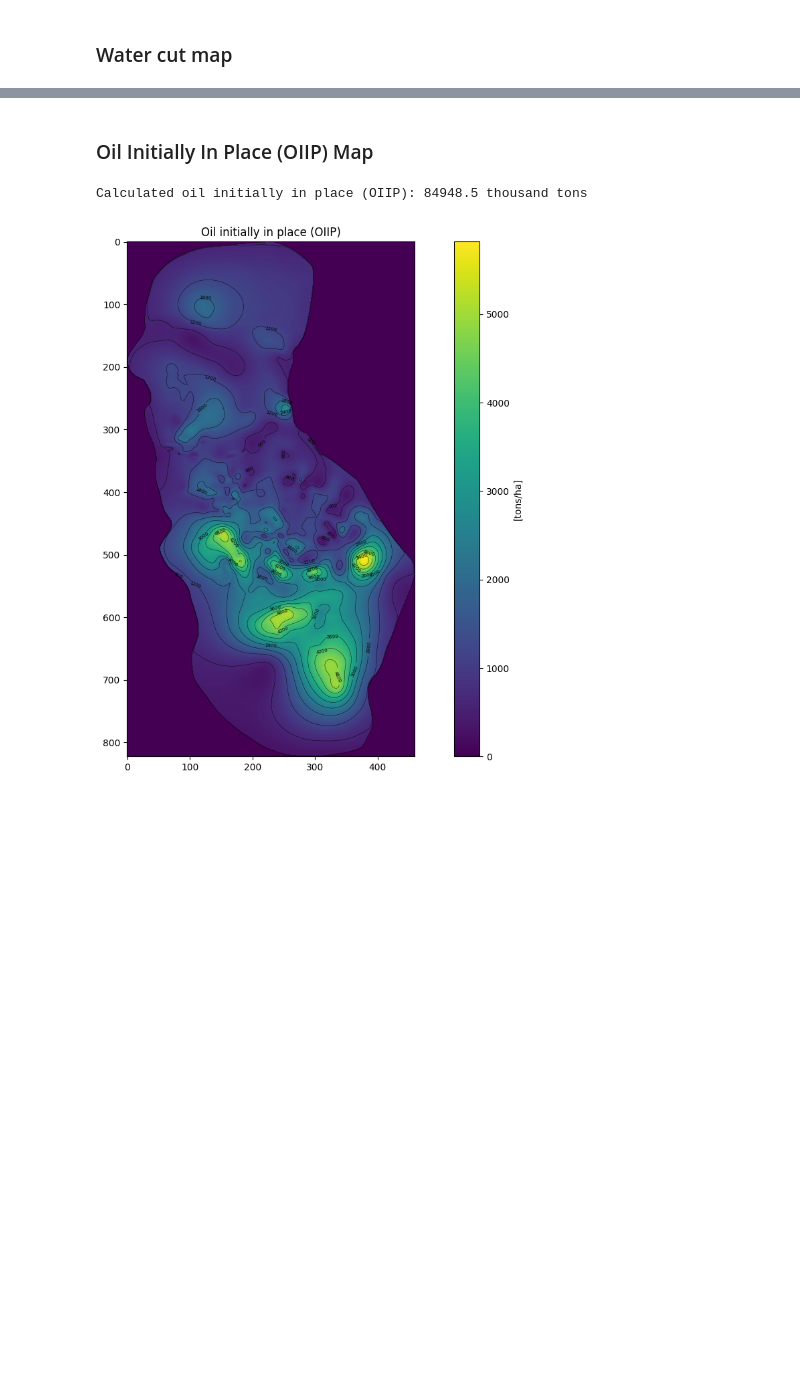
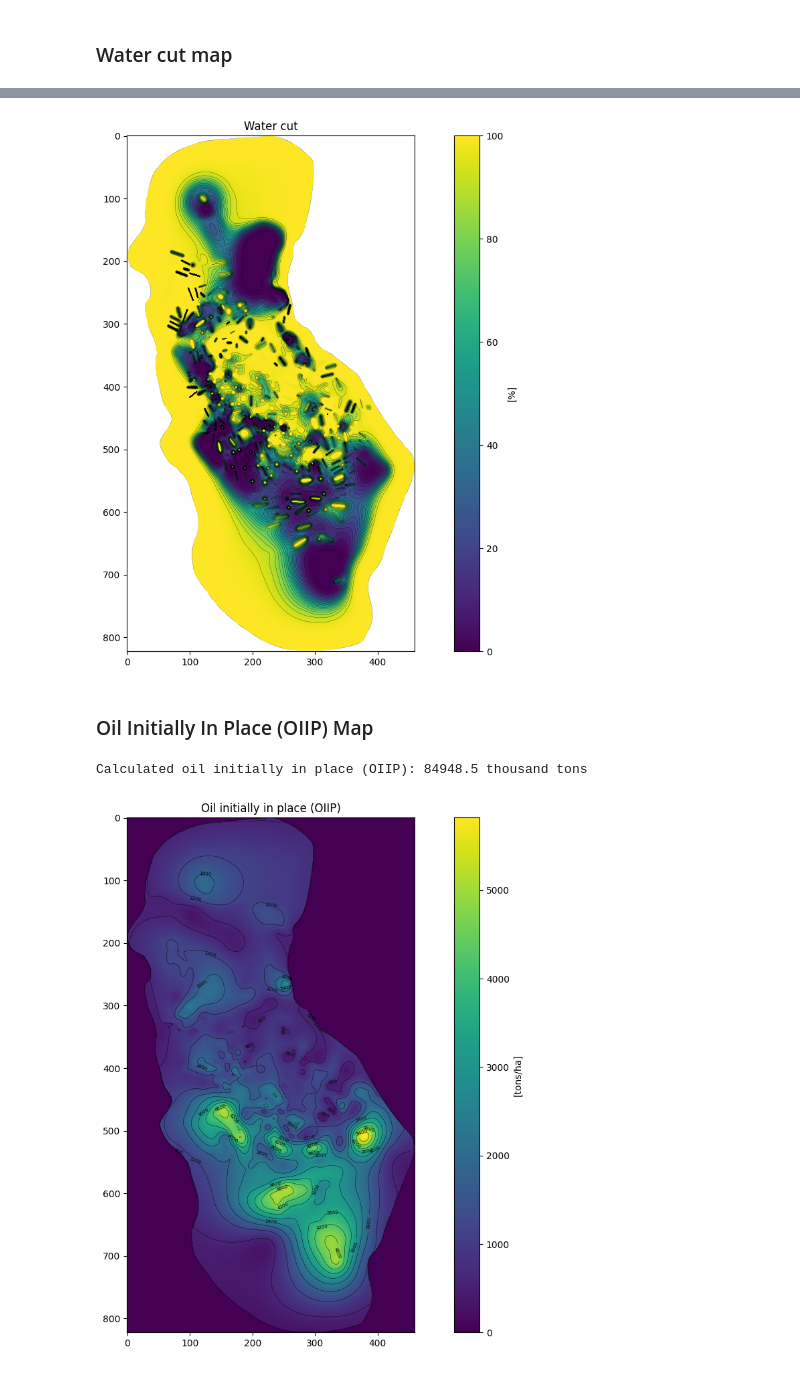
Before and after one commit to Alina-Murzakova/reservoir-maps, a Jupyter notebook: examples/reservoir_state_maps.ipynb, the cells around one changed output, grey strips where cells are left out. Cells and saved outputs as stored; diff of their text form; code cells hidden in the pictures; blank space fills up the shorter version.

```diff
--- a/examples/reservoir_state_maps.ipynb
+++ b/examples/reservoir_state_maps.ipynb
@@ -764,6 +1058,15 @@ plt.show()
 array_Sw = 1.0 - map_current_oil_saturation
 # %%
 # Using one-phase-model to get water cut (get_f_w)
+# Using one-phase model to get the base water cut (get_f_w)
+# Base water-cut map calculated with the original relative permeability.
 vectorized_get_f_w = np.vectorize(get_f_w)
-f_w_array = vectorized_get_f_w(mu_w, mu_o, Bo, Bw, array_Sw, Fw, m1, Fo, m2, Swc, Sor)
-f_w_array = np.where(map_initial_oil_saturation == 0, 1.70141E+0038, f_w_array)
+f_w_base = vectorized_get_f_w(
+    mu_w, mu_o, Bo, Bw, array_Sw,
+    Fw, m1, Fo, m2, Swc, Sor,
+)
+f_w_array_base = np.where(
+    map_initial_oil_saturation == 0,
+    1.70141e38,
+    f_w_base,
+)
@@ -786,3 +1227,26 @@ plt.show()
+# %%
+# Creating coord grid for f_w_array
+display_water_cut = np.where(
+    f_w_array == 1.70141e38, np.nan, f_w_array
+)
+X, Y = np.meshgrid(
+    np.arange(f_w_array.shape[1]),
+    np.arange(f_w_array.shape[0]),
+)
+plt.figure(figsize=(15, 10))
+image = plt.imshow(
+    display_water_cut, origin="upper", vmin=0, vmax=100
+)
+plt.contour(
+    X, Y, display_water_cut,
+    levels=np.arange(0, 101, 5),
+    colors="black", linewidths=0.2,
+)
+plt.colorbar(image, label="[%]")
+plt.title("Water cut")
+plt.show()
+# %% [output]
+[figure, added]
 # %% [markdown]
 ### Oil Initially In Place (OIIP) Map
 # %%
```
Also changed, not shown: parts of 42 cells of this notebook, 13 other files.
